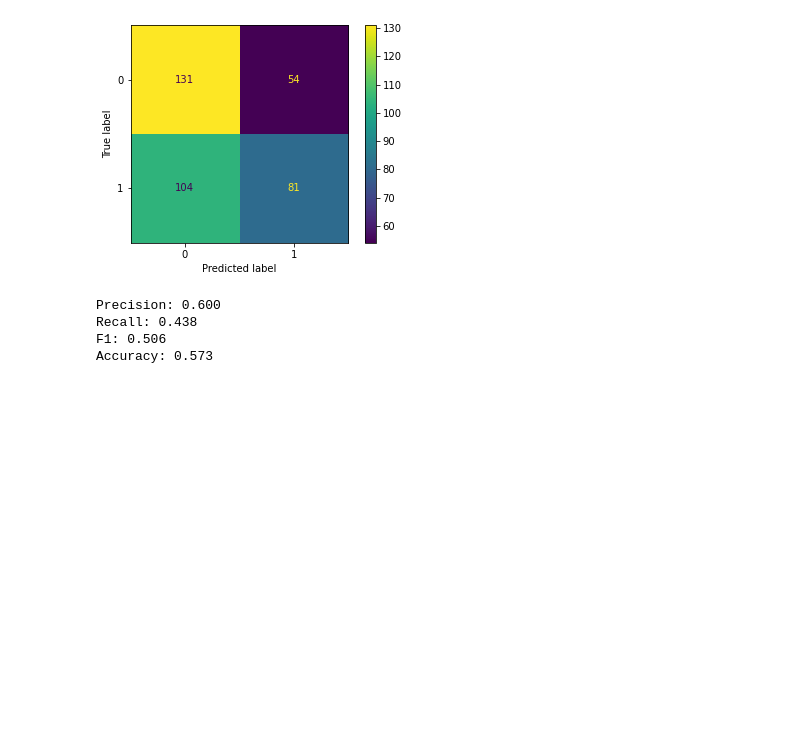
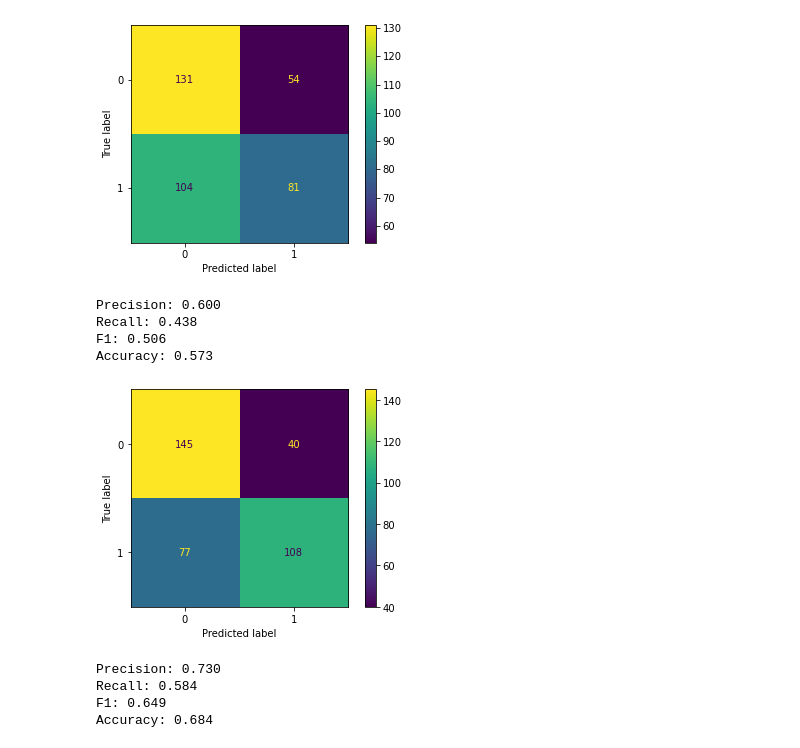
Before and after one commit to BryaneX455/reu2022, a Jupyter notebook: FCA Model/FCA _SpectralEmbedding.ipynb, the cells around one changed output. Cells and saved outputs as stored; diff of their text form; code cells hidden in the pictures; blank space fills up the shorter version.

```diff
--- a/FCA Model/FCA _SpectralEmbedding.ipynb
+++ b/FCA Model/FCA _SpectralEmbedding.ipynb
@@ -325,3 +325,21 @@ Precision: 0.600
 Recall: 0.438
 F1: 0.506
 Accuracy: 0.573
+# %%
+X_resampled, y_resampled = sampler.fit_resample(X_adj, y)
+
+X_train, X_test, y_train, y_test = train_test_split(X_resampled, y_resampled,
+                                                        test_size = 0.25,
+                                                        stratify = y_resampled)
+
+
+clf = rf(max_depth=5, max_features="log2")
+clf.fit(X_train, y_train)
+y_pred = clf.predict(X_test)
+model_metrics(clf, y_test, y_pred)
+# %% [output]
+[figure, added]
+Precision: 0.730
+Recall: 0.584
+F1: 0.649
+Accuracy: 0.684
```
Also changed, not shown: parts of 1 cell of this notebook.
